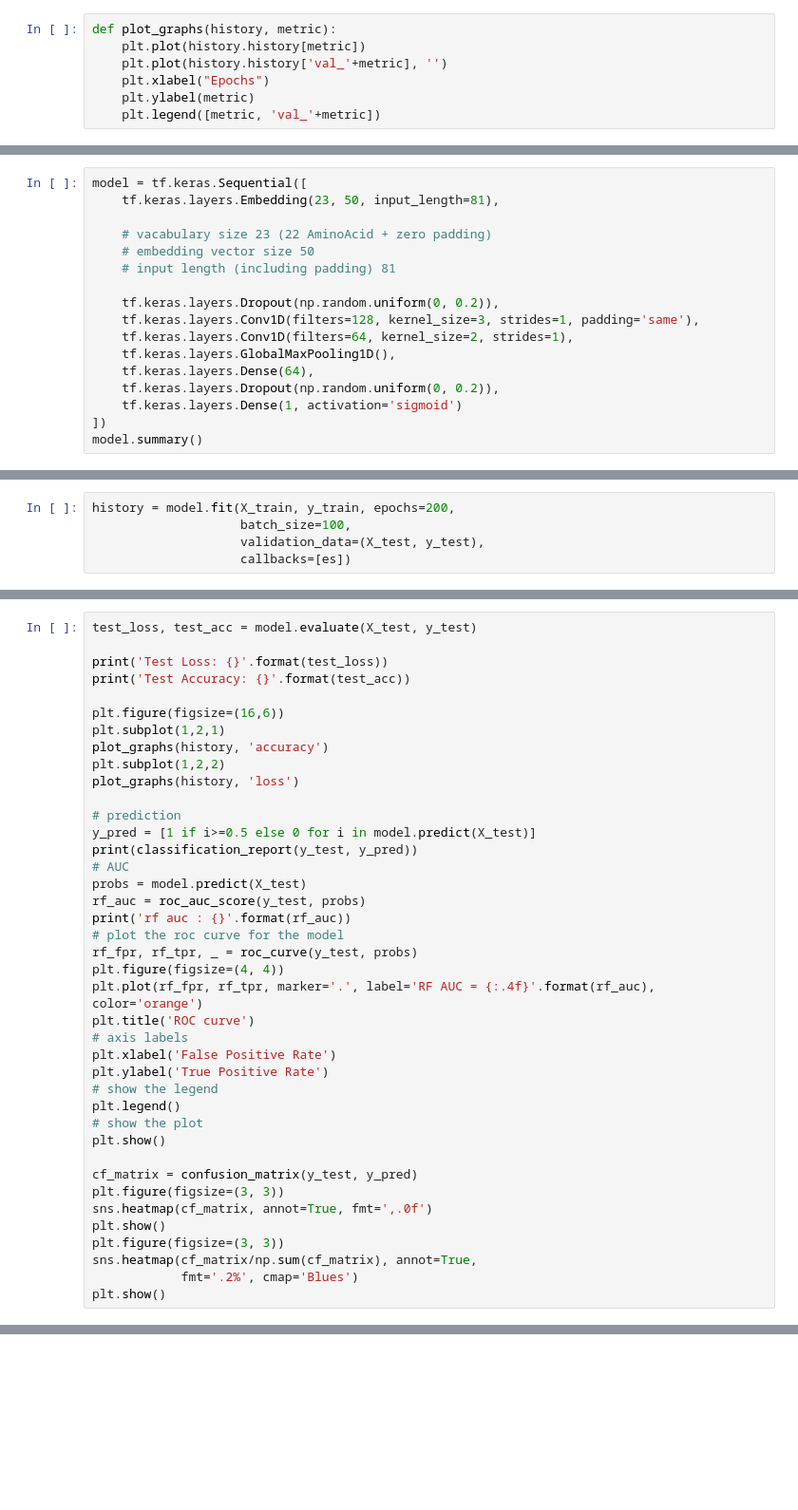
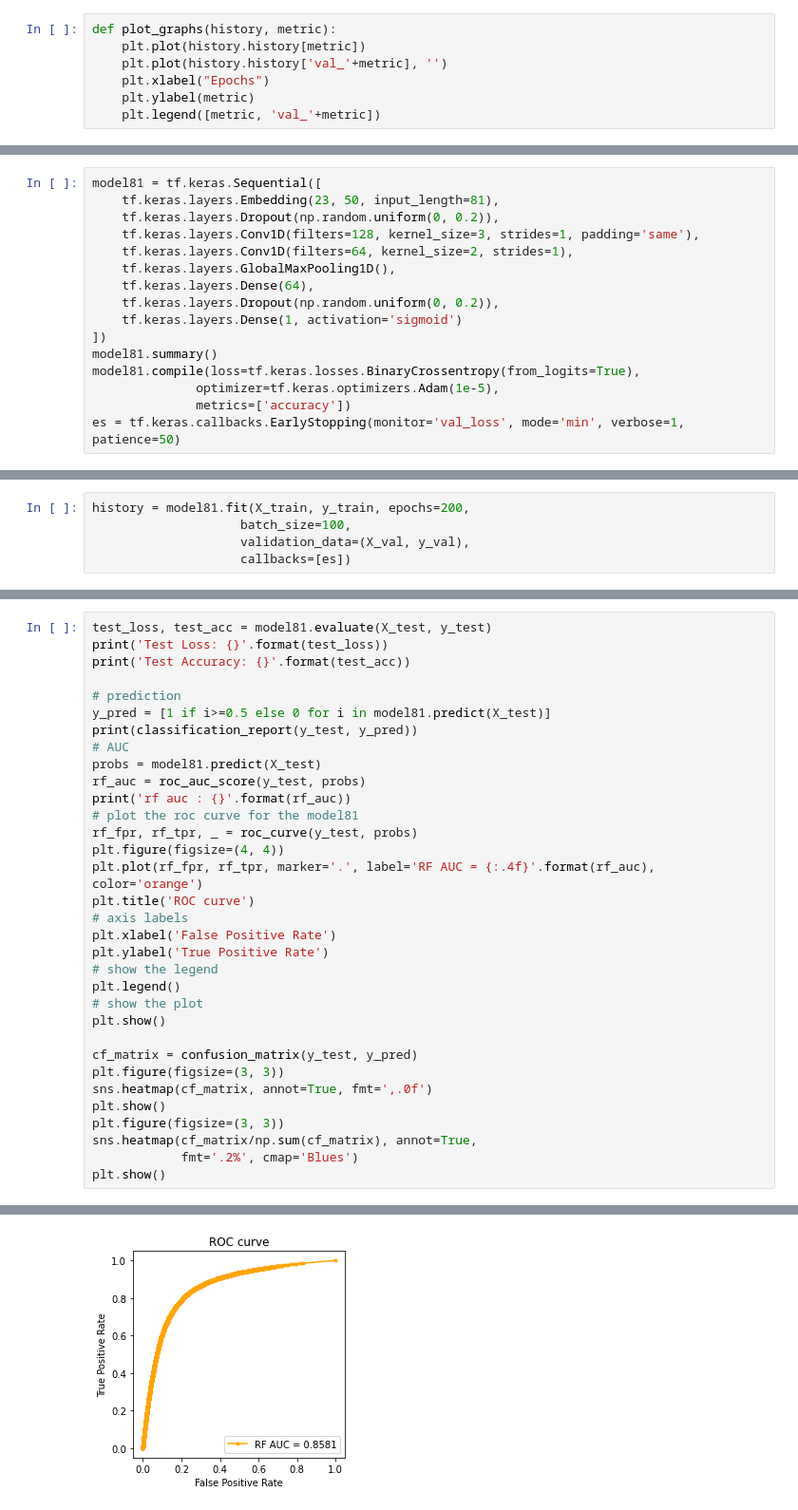
Before and after one commit to zoohoson/Peptide_Detectability, a Jupyter notebook: 2019Bioinformatics_DeepMSpeptide.ipynb, the cells around one changed output, grey strips where cells are left out. Shown: that part at 95% size. Saved outputs shown, nothing was run; the diff lists cells and outputs as text; blank space fills up the shorter version.

```diff
--- a/2019Bioinformatics_DeepMSpeptide.ipynb
+++ b/2019Bioinformatics_DeepMSpeptide.ipynb
@@ -92,11 +317,6 @@ def plot_graphs(history, metric):
 # %%
-model = tf.keras.Sequential([
+model81 = tf.keras.Sequential([
     tf.keras.layers.Embedding(23, 50, input_length=81),
-
-    # vacabulary size 23 (22 AminoAcid + zero padding)
-    # embedding vector size 50
-    # input length (including padding) 81
-
     tf.keras.layers.Dropout(np.random.uniform(0, 0.2)),
     tf.keras.layers.Conv1D(filters=128, kernel_size=3, strides=1, padding='same'),
     tf.keras.layers.Conv1D(filters=64, kernel_size=2, strides=1),
@@ -105,5 +325,9 @@ model = tf.keras.Sequential([
     tf.keras.layers.Dropout(np.random.uniform(0, 0.2)),
     tf.keras.layers.Dense(1, activation='sigmoid')
 ])
-model.summary()
+model81.summary()
+model81.compile(loss=tf.keras.losses.BinaryCrossentropy(from_logits=True),
+              optimizer=tf.keras.optimizers.Adam(1e-5),
+              metrics=['accuracy'])
+es = tf.keras.callbacks.EarlyStopping(monitor='val_loss', mode='min', verbose=1, patience=50)
 # %% [output]
@@ -135,5 +351,5 @@ es = tf.keras.callbacks.EarlyStopping(monitor='val_loss', mode='min', verbose=1,
 # %%
-history = model.fit(X_train, y_train, epochs=200,
+history = model81.fit(X_train, y_train, epochs=200,
                     batch_size=100,
-                    validation_data=(X_test, y_test),
+                    validation_data=(X_val, y_val),
                     callbacks=[es])
@@ -140,23 +374,16 @@ history = model.fit(X_train, y_train, epochs=200,
 # %%
-test_loss, test_acc = model.evaluate(X_test, y_test)
-
+test_loss, test_acc = model81.evaluate(X_test, y_test)
 print('Test Loss: {}'.format(test_loss))
 print('Test Accuracy: {}'.format(test_acc))
 
-plt.figure(figsize=(16,6))
-plt.subplot(1,2,1)
-plot_graphs(history, 'accuracy')
-plt.subplot(1,2,2)
-plot_graphs(history, 'loss')
-
 # prediction
-y_pred = [1 if i>=0.5 else 0 for i in model.predict(X_test)]
+y_pred = [1 if i>=0.5 else 0 for i in model81.predict(X_test)]
 print(classification_report(y_test, y_pred))
 # AUC
-probs = model.predict(X_test)
+probs = model81.predict(X_test)
 rf_auc = roc_auc_score(y_test, probs)
 print('rf auc : {}'.format(rf_auc))
-# plot the roc curve for the model
+# plot the roc curve for the model81
 rf_fpr, rf_tpr, _ = roc_curve(y_test, probs)
 plt.figure(figsize=(4, 4))
 plt.plot(rf_fpr, rf_tpr, marker='.', label='RF AUC = {:.4f}'.format(rf_auc), color='orange')
@@ -177,3 +404,4 @@ plt.figure(figsize=(3, 3))
 sns.heatmap(cf_matrix/np.sum(cf_matrix), annot=True,
             fmt='.2%', cmap='Blues')
 plt.show()
+# %% [output]
@@ -179,0 +421 @@ plt.show()
+[figure, added]
```
Also changed, not shown: parts of 29 cells of this notebook, 20 other files.
